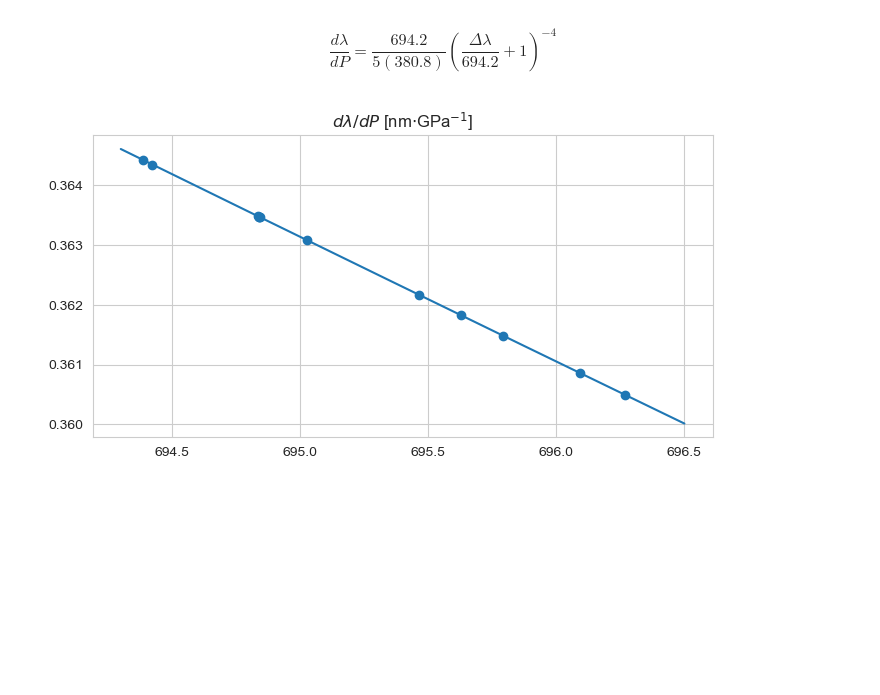
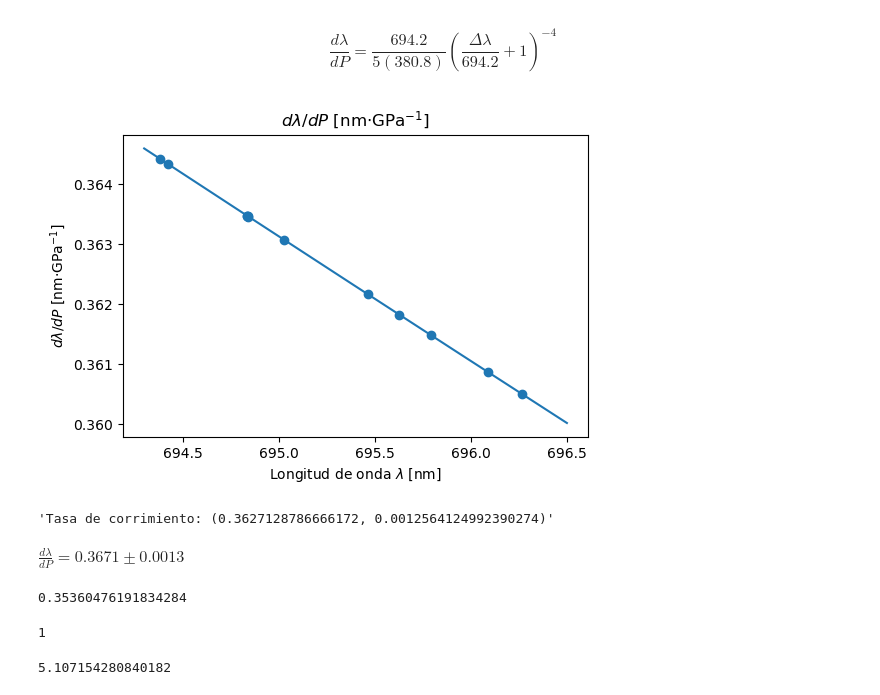
Before and after one commit to joshbrx/Proyectos, a Jupyter notebook: Rubi_sensor.ipynb, the cells around one changed output. Saved outputs shown, nothing was run; the diff lists cells and outputs as text; code cells hidden in the pictures; blank space fills up the shorter version.

```diff
--- a/Rubi_sensor.ipynb
+++ b/Rubi_sensor.ipynb
@@ -8,7 +8,7 @@ import matplotlib.pyplot as plt
 import pandas as pd
 import time
 # %%
-plt.rcParams['figure.figsize'] = [8, 4]
+plt.rcParams['figure.figsize'] = [6, 4]
 plt.rcParams['figure.dpi'] = 100
 # %%
 names = ["Wavelenght (nm)", "Intensity (u.a)"]
@@ -379,12 +379,34 @@ def dlambda(lambda_1):
 # %%
 X = np.linspace(694.3,696.5,10000)
 Presiones = [P3,P4,P5];
 
 plt.scatter(np.array(Coef)[:,3], dlambda(np.array(Coef)[:,3]))
 plt.plot(X, dlambda(X))
+plt.xlabel(r"Longitud de onda $\lambda$ [nm]")
+plt.ylabel(r"$d\lambda/dP$ [nm$\cdot$GPa$^{-1}$]")
 plt.title(r"$d\lambda/dP$ [nm$\cdot$GPa$^{-1}$]")
 #     plt.title(f"Ecuación {i+3}");
 #     plt.show()
 plt.show()
 # %% [output]
-[figure, old version]
+[figure, new version]
+# %%
+a = (np.mean(dlambda(np.array(Coef)[:,3])), np.std(dlambda(np.array(Coef)[:,3])))
+f"Tasa de corrimiento: {a[0], a[1]}"
+# %% [output]
+'Tasa de corrimiento: (0.3627128786666172, 0.0012564124992390274)'
+# %% [markdown]
+$\frac{d\lambda}{dP} = 0.3671 \pm 0.0013$
+# %%
+b = 0.364;
+np.abs((a[0]-b)/b)*100
+# %% [output]
+0.35360476191834284
+# %%
+2-1
+# %% [output]
+1
+# %%
+(93.79-89)/93.79*100
+# %% [output]
+5.107154280840182
```
Also changed, not shown: parts of 6 cells of this notebook.
